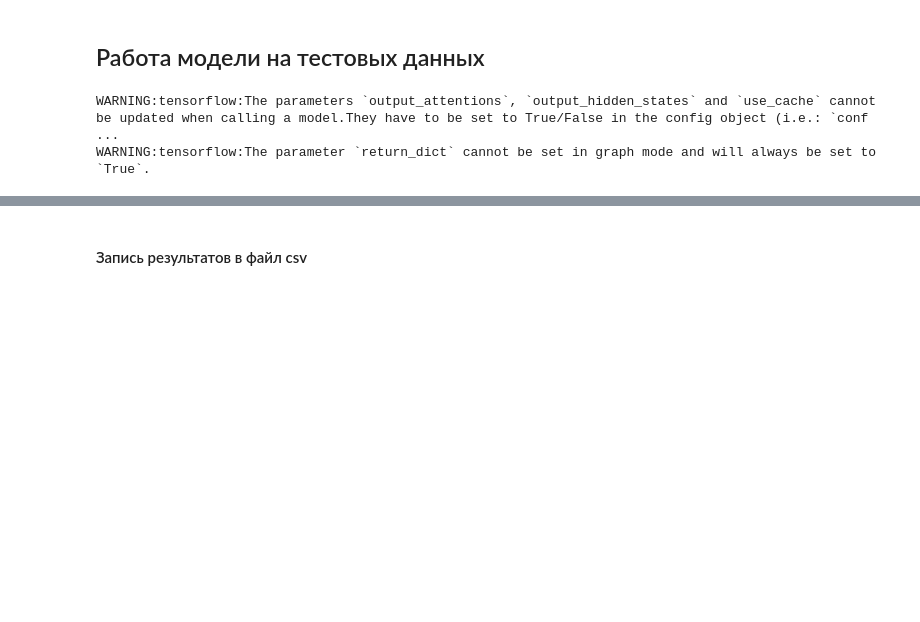
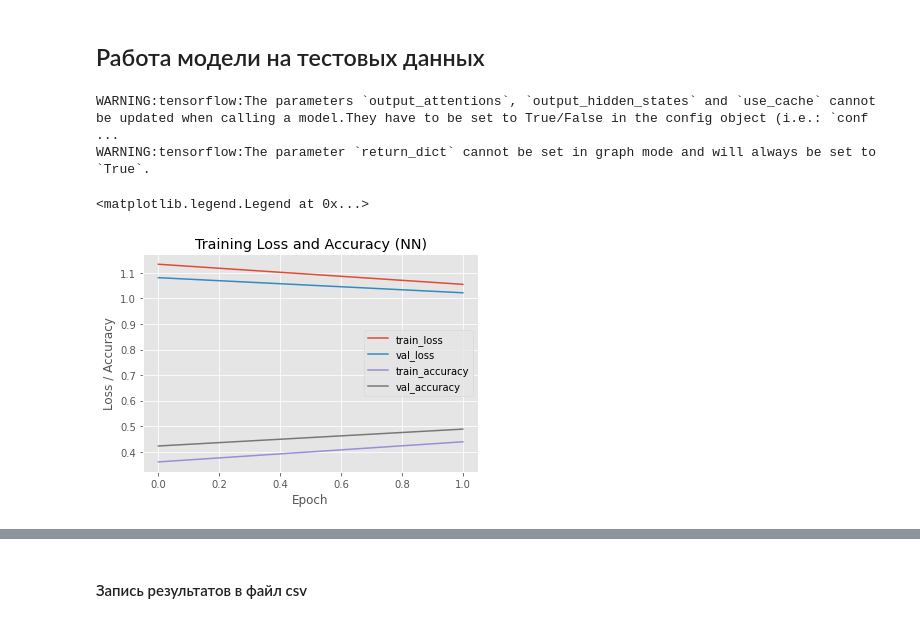
Before and after one commit to YuliaVorotintseva/machine-learning, a Jupyter notebook: competition/contradictory_my_dear_watson.ipynb, the cells around one changed output, grey strips where cells are left out. Cells and saved outputs as stored; diff of their text form; code cells hidden in the pictures; blank space fills up the shorter version.

```diff
--- a/competition/contradictory_my_dear_watson.ipynb
+++ b/competition/contradictory_my_dear_watson.ipynb
@@ -196,6 +192,21 @@ predictions = [np.argmax(i) for i in model.predict(test_input_data)]
 # %% [output]
 WARNING:tensorflow:The parameters `output_attentions`, `output_hidden_states` and `use_cache` cannot be updated when calling a model.They have to be set to True/False in the config object (i.e.: `conf ...
 WARNING:tensorflow:The parameter `return_dict` cannot be set in graph mode and will always be set to `True`.
+# %%
+N = np.arange(0, 2)
+plt.style.use("ggplot")
+plt.figure()
+plt.plot(N, NN.history["loss"], label="train_loss")
+plt.plot(N, NN.history["val_loss"], label="val_loss")
+plt.plot(N, NN.history["accuracy"], label="train_accuracy")
+plt.plot(N, NN.history["val_accuracy"], label="val_accuracy")
+plt.title("Training Loss and Accuracy (NN)")
+plt.xlabel("Epoch")
+plt.ylabel("Loss / Accuracy")
+plt.legend()
+# %% [output]
+<matplotlib.legend.Legend at 0x...>
+[figure, added]
 # %%
 submission = test_data.id.copy().to_frame()
 submission['prediction'] = predictions
```
Also changed, not shown: parts of 4 cells of this notebook.
